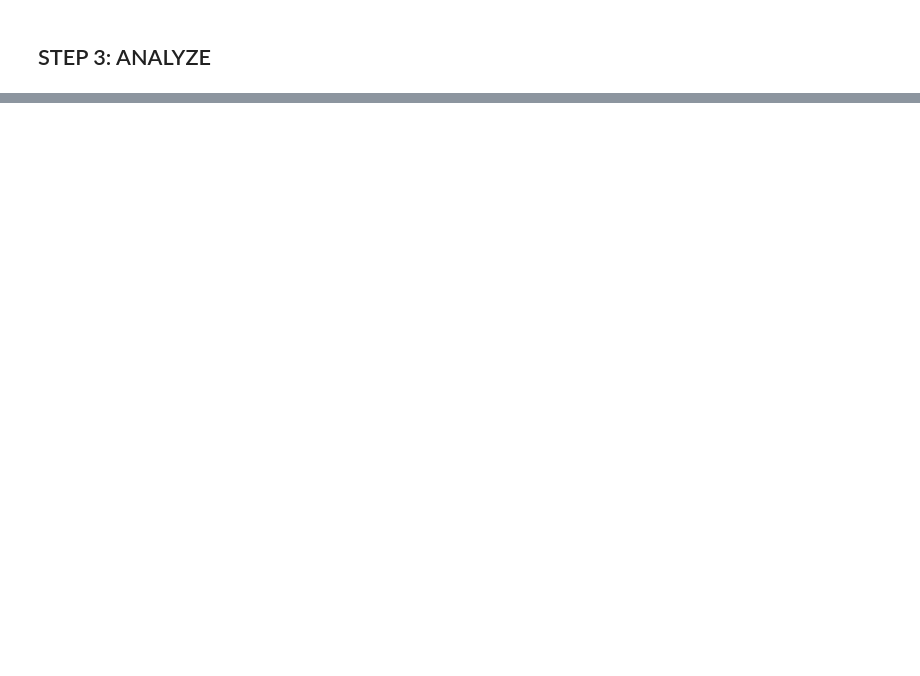
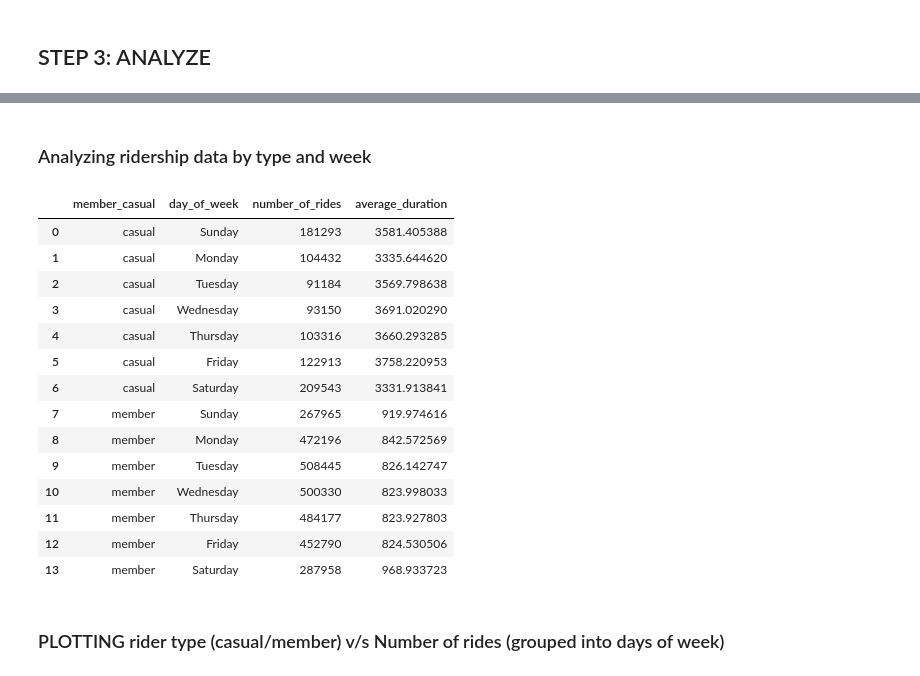
Before and after one commit to namrathapmd/Case_Study_RStudio_DataAnalytics, a Jupyter notebook: Case_Study_Jupyter_Notebook.ipynb, the cells around one changed output, grey strips where cells are left out. Saved outputs shown, nothing was run; the diff lists cells and outputs as text; code cells hidden in the pictures; blank space fills up the shorter version.

```diff
--- a/Case_Study_Jupyter_Notebook.ipynb
+++ b/Case_Study_Jupyter_Notebook.ipynb
@@ -94,4 +95,4 @@ alltrips['ride_length'] = alltrips['ride_length'].astype(int)
 #some entries in 'ride_length' contains negative values, and some start station names contains "HQ QR" values which means these rows have to be removed as this case is when the bikes are taken out of docks and checked for quality
 
 conditions = (alltrips['ride_length'] < 0) | (alltrips['start_station_name'] == "HQ_QR")
-alltrips = alltrips.drop(alltrips[conditions].index)
+alltrips_v2 = alltrips.drop(alltrips[conditions].index)
@@ -99,0 +135,36 @@ alltrips = alltrips.drop(alltrips[conditions].index)
+# %%
+#Since the week names are not ordered from Sun-Sat, we used categorical function from pandas to order it (for analysis purposes)
+custom_order = ['Sunday','Monday','Tuesday','Wednesday','Thursday','Friday','Saturday']
+alltrips_v2['day_of_week'] = pd.Categorical(alltrips_v2['day_of_week'], categories=custom_order)
+# %% [markdown]
+### Analyzing ridership data by type and week
+# %%
+#alltrips_v2['started_at'] = pd.to_datetime(alltrips_v2['started_at'])
+#alltrips_v2['weekday'] = alltrips_v2['started_at'].dt.day_name()
+
+result_1 = (
+    alltrips_v2
+    .groupby(['member_casual','day_of_week'],observed=True)
+    .agg(number_of_rides=('ride_length','count'), average_duration=('ride_length','mean')).reset_index()
+    .sort_values(by=['member_casual','day_of_week'])
+)
+# %%
+result_1
+# %% [output]
+|  | member_casual | day_of_week | number_of_rides | average_duration |
+| 0 | casual | Sunday | 181293 | 3581.405388 |
+| 1 | casual | Monday | 104432 | 3335.644620 |
+| 2 | casual | Tuesday | 91184 | 3569.798638 |
+| 3 | casual | Wednesday | 93150 | 3691.020290 |
+| 4 | casual | Thursday | 103316 | 3660.293285 |
+| 5 | casual | Friday | 122913 | 3758.220953 |
+| 6 | casual | Saturday | 209543 | 3331.913841 |
+| 7 | member | Sunday | 267965 | 919.974616 |
+| 8 | member | Monday | 472196 | 842.572569 |
+| 9 | member | Tuesday | 508445 | 826.142747 |
+| 10 | member | Wednesday | 500330 | 823.998033 |
+| 11 | member | Thursday | 484177 | 823.927803 |
+| 12 | member | Friday | 452790 | 824.530506 |
+| 13 | member | Saturday | 287958 | 968.933723 |
+# %% [markdown]
+### PLOTTING rider type (casual/member) v/s Number of rides (grouped into days of week)
```
Also changed, not shown: parts of 8 cells of this notebook.
